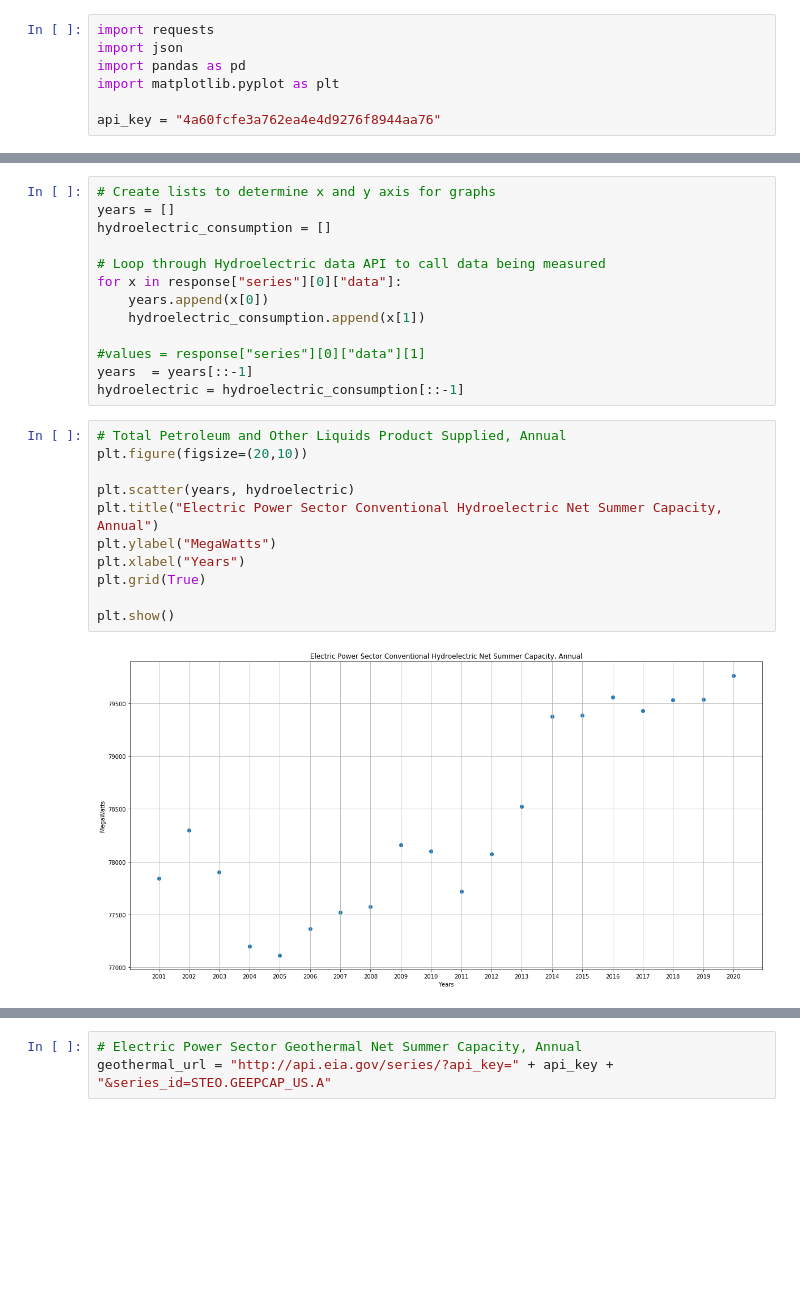
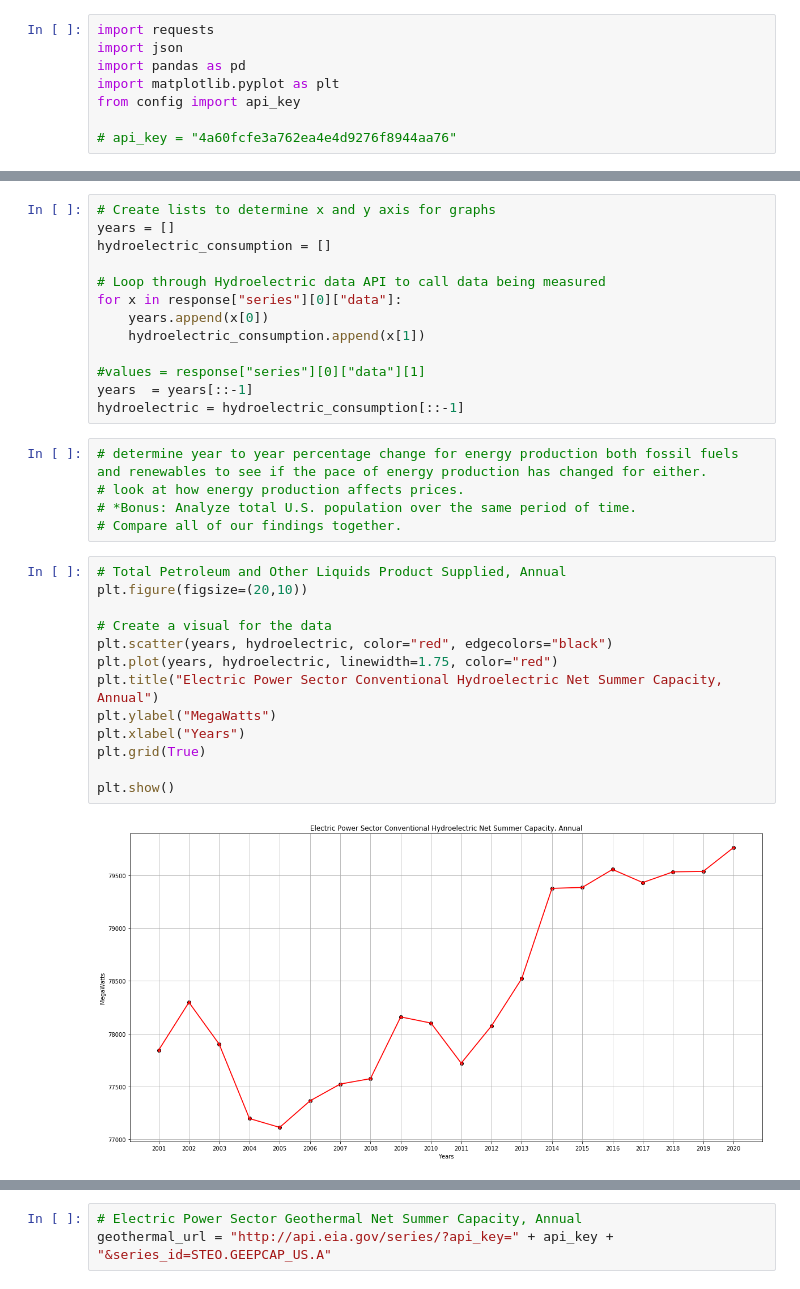
Before and after one commit to us-energy-analysis/Energy-analysis, a Jupyter notebook: USRenewableConsumption.ipynb, the cells around one changed output, grey strips where cells are left out. Saved outputs shown, nothing was run; the diff lists cells and outputs as text; blank space fills up the shorter version.

```diff
--- a/USRenewableConsumption.ipynb
+++ b/USRenewableConsumption.ipynb
@@ -3,8 +3,9 @@ import requests
 import json
 import pandas as pd
 import matplotlib.pyplot as plt
+from config import api_key
 
-api_key = "4a60fcfe3a762ea4e4d9276f8944aa76"
+# api_key = "4a60fcfe3a762ea4e4d9276f8944aa76"
 # %%
 # Electric Power Sector Conventional Hydroelectric Net Summer Capacity, Annual
 hydroelectric_url = "http://api.eia.gov/series/?api_key=" + api_key + "&series_id=STEO.HVEPCAP_US.A"
@@ -47,16 +48,23 @@ for x in response["series"][0]["data"]:
 #values = response["series"][0]["data"][1]
 years  = years[::-1]
 hydroelectric = hydroelectric_consumption[::-1]
+# %%
+# determine year to year percentage change for energy production both fossil fuels and renewables to see if the pace of energy production has changed for either.
+# look at how energy production affects prices.
+# *Bonus: Analyze total U.S. population over the same period of time.
+# Compare all of our findings together.
 # %%
 # Total Petroleum and Other Liquids Product Supplied, Annual
 plt.figure(figsize=(20,10))
 
-plt.scatter(years, hydroelectric)
+# Create a visual for the data
+plt.scatter(years, hydroelectric, color="red", edgecolors="black")
+plt.plot(years, hydroelectric, linewidth=1.75, color="red")
 plt.title("Electric Power Sector Conventional Hydroelectric Net Summer Capacity, Annual")
 plt.ylabel("MegaWatts")
 plt.xlabel("Years")
 plt.grid(True)
 
 plt.show()
 # %% [output]
-[figure, old version]
+[figure, new version]
```
Also changed, not shown: parts of 13 cells of this notebook.
